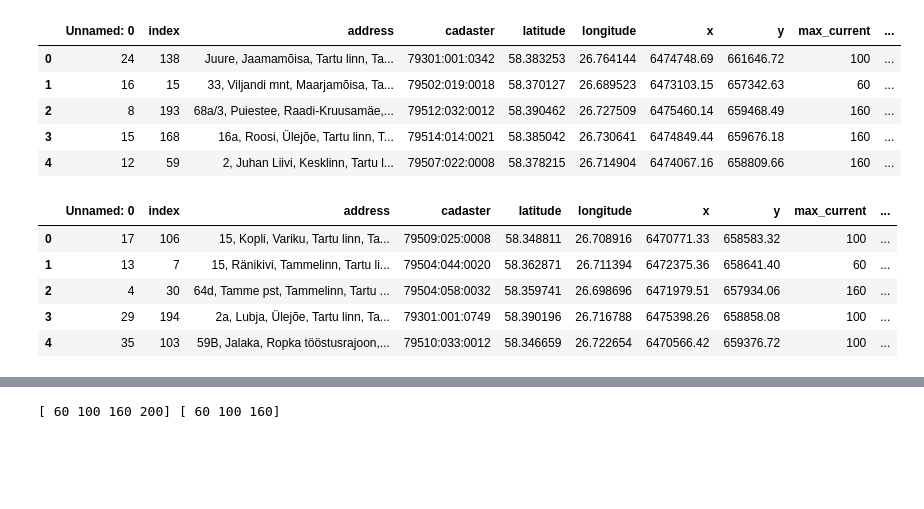
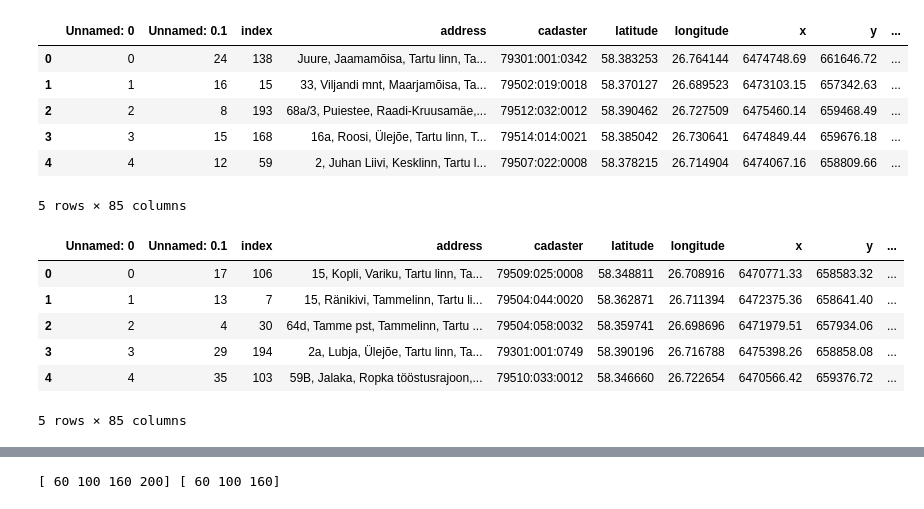
Before and after one commit to ilmaruduste/grid_congestion_manager, a Jupyter notebook: regression_models.ipynb, the cells around one changed output, grey strips where cells are left out. Drawn from its saved outputs; the diff is of its cells as text; code cells hidden in the pictures; blank space fills up the shorter version.

```diff
--- a/regression_models.ipynb
+++ b/regression_models.ipynb
@@ -8,25 +8,27 @@ from sklearn.ensemble import RandomForestRegressor
 from sklearn.metrics import mean_squared_error
 from sklearn import preprocessing
 # %%
-train = pd.read_csv('train_for_gif.csv', sep=";")
+train = pd.read_csv('lr_train.csv', sep=";")
 train.head() #0_x is ev charging current, 0_y is baseload current
 # %% [output]
-|  | Unnamed: 0 | index | address | cadaster | latitude | longitude | x | y | max_current | ... |
-| 0 | 24 | 138 | Juure, Jaamamõisa, Tartu linn, Ta... | 79301:001:0342 | 58.383253 | 26.764144 | 6474748.69 | 661646.72 | 100 | ... |
-| 1 | 16 | 15 | 33, Viljandi mnt, Maarjamõisa, Ta... | 79502:019:0018 | 58.370127 | 26.689523 | 6473103.15 | 657342.63 | 60 | ... |
-| 2 | 8 | 193 | 68a/3, Puiestee, Raadi-Kruusamäe,... | 79512:032:0012 | 58.390462 | 26.727509 | 6475460.14 | 659468.49 | 160 | ... |
-| 3 | 15 | 168 | 16a, Roosi, Ülejõe, Tartu linn, T... | 79514:014:0021 | 58.385042 | 26.730641 | 6474849.44 | 659676.18 | 160 | ... |
-| 4 | 12 | 59 | 2, Juhan Liivi, Kesklinn, Tartu l... | 79507:022:0008 | 58.378215 | 26.714904 | 6474067.16 | 658809.66 | 160 | ... |
+|  | Unnamed: 0 | Unnamed: 0.1 | index | address | cadaster | latitude | longitude | x | y | ... |
+| 0 | 0 | 24 | 138 | Juure, Jaamamõisa, Tartu linn, Ta... | 79301:001:0342 | 58.383253 | 26.764144 | 6474748.69 | 661646.72 | ... |
+| 1 | 1 | 16 | 15 | 33, Viljandi mnt, Maarjamõisa, Ta... | 79502:019:0018 | 58.370127 | 26.689523 | 6473103.15 | 657342.63 | ... |
+| 2 | 2 | 8 | 193 | 68a/3, Puiestee, Raadi-Kruusamäe,... | 79512:032:0012 | 58.390462 | 26.727509 | 6475460.14 | 659468.49 | ... |
+| 3 | 3 | 15 | 168 | 16a, Roosi, Ülejõe, Tartu linn, T... | 79514:014:0021 | 58.385042 | 26.730641 | 6474849.44 | 659676.18 | ... |
+| 4 | 4 | 12 | 59 | 2, Juhan Liivi, Kesklinn, Tartu l... | 79507:022:0008 | 58.378215 | 26.714904 | 6474067.16 | 658809.66 | ... |
+5 rows × 85 columns
 # %%
-test = pd.read_csv('test_for_gif.csv', sep=";")
+test = pd.read_csv('lr_test.csv', sep=";")
 test.head() #0_x is ev charging current, 0_y is baseload current
 # %% [output]
-|  | Unnamed: 0 | index | address | cadaster | latitude | longitude | x | y | max_current | ... |
-| 0 | 17 | 106 | 15, Kopli, Variku, Tartu linn, Ta... | 79509:025:0008 | 58.348811 | 26.708916 | 6470771.33 | 658583.32 | 100 | ... |
-| 1 | 13 | 7 | 15, Ränikivi, Tammelinn, Tartu li... | 79504:044:0020 | 58.362871 | 26.711394 | 6472375.36 | 658641.40 | 60 | ... |
-| 2 | 4 | 30 | 64d, Tamme pst, Tammelinn, Tartu ... | 79504:058:0032 | 58.359741 | 26.698696 | 6471979.51 | 657934.06 | 160 | ... |
-| 3 | 29 | 194 | 2a, Lubja, Ülejõe, Tartu linn, Ta... | 79301:001:0749 | 58.390196 | 26.716788 | 6475398.26 | 658858.08 | 100 | ... |
-| 4 | 35 | 103 | 59B, Jalaka, Ropka tööstusrajoon,... | 79510:033:0012 | 58.346659 | 26.722654 | 6470566.42 | 659376.72 | 100 | ... |
+|  | Unnamed: 0 | Unnamed: 0.1 | index | address | cadaster | latitude | longitude | x | y | ... |
+| 0 | 0 | 17 | 106 | 15, Kopli, Variku, Tartu linn, Ta... | 79509:025:0008 | 58.348811 | 26.708916 | 6470771.33 | 658583.32 | ... |
+| 1 | 1 | 13 | 7 | 15, Ränikivi, Tammelinn, Tartu li... | 79504:044:0020 | 58.362871 | 26.711394 | 6472375.36 | 658641.40 | ... |
+| 2 | 2 | 4 | 30 | 64d, Tamme pst, Tammelinn, Tartu ... | 79504:058:0032 | 58.359741 | 26.698696 | 6471979.51 | 657934.06 | ... |
+| 3 | 3 | 29 | 194 | 2a, Lubja, Ülejõe, Tartu linn, Ta... | 79301:001:0749 | 58.390196 | 26.716788 | 6475398.26 | 658858.08 | ... |
+| 4 | 4 | 35 | 103 | 59B, Jalaka, Ropka tööstusrajoon,... | 79510:033:0012 | 58.346660 | 26.722654 | 6470566.42 | 659376.72 | ... |
+5 rows × 85 columns
 # %%
 import warnings
 from pandas.core.common import SettingWithCopyWarning
```
Also changed, not shown: parts of 38 cells of this notebook.
